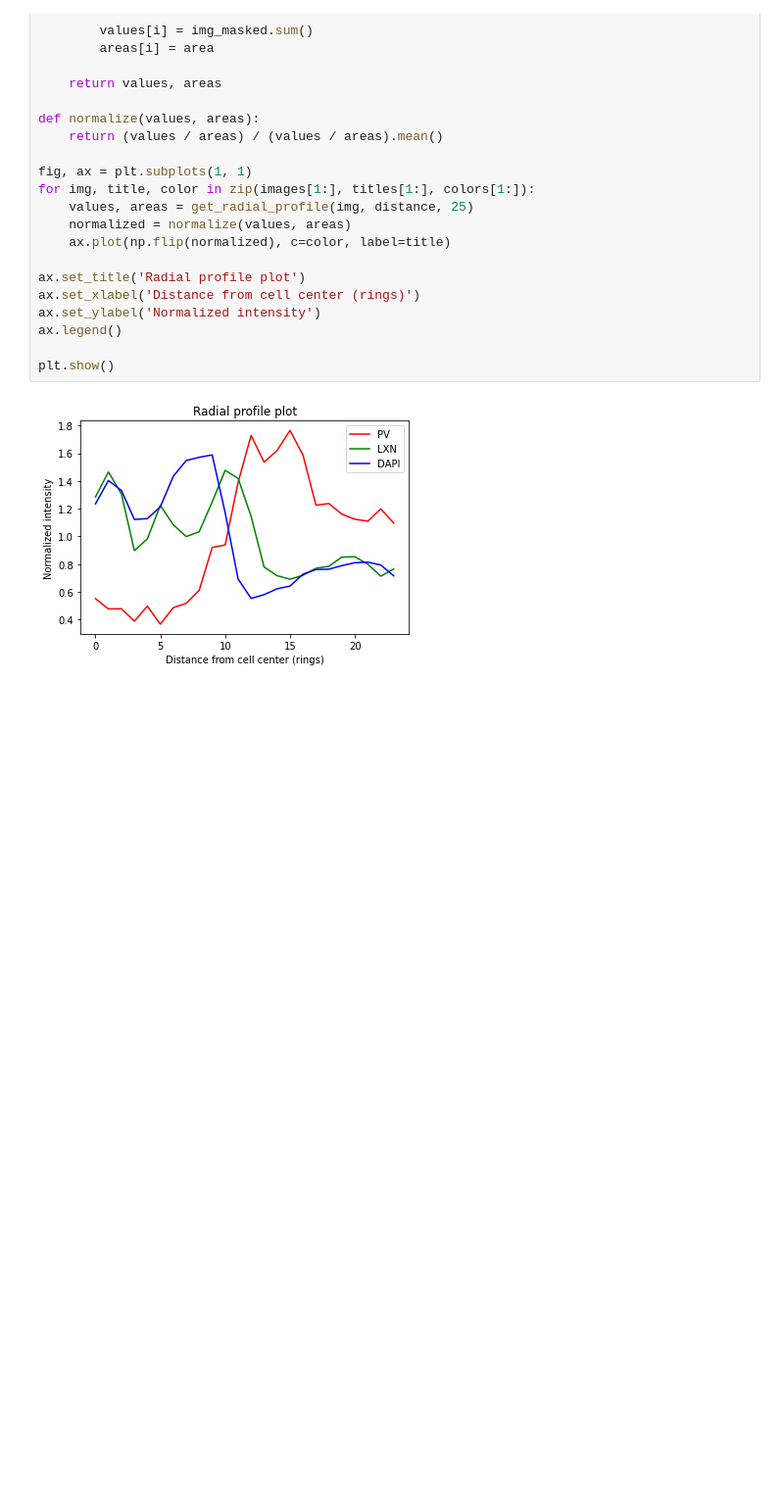
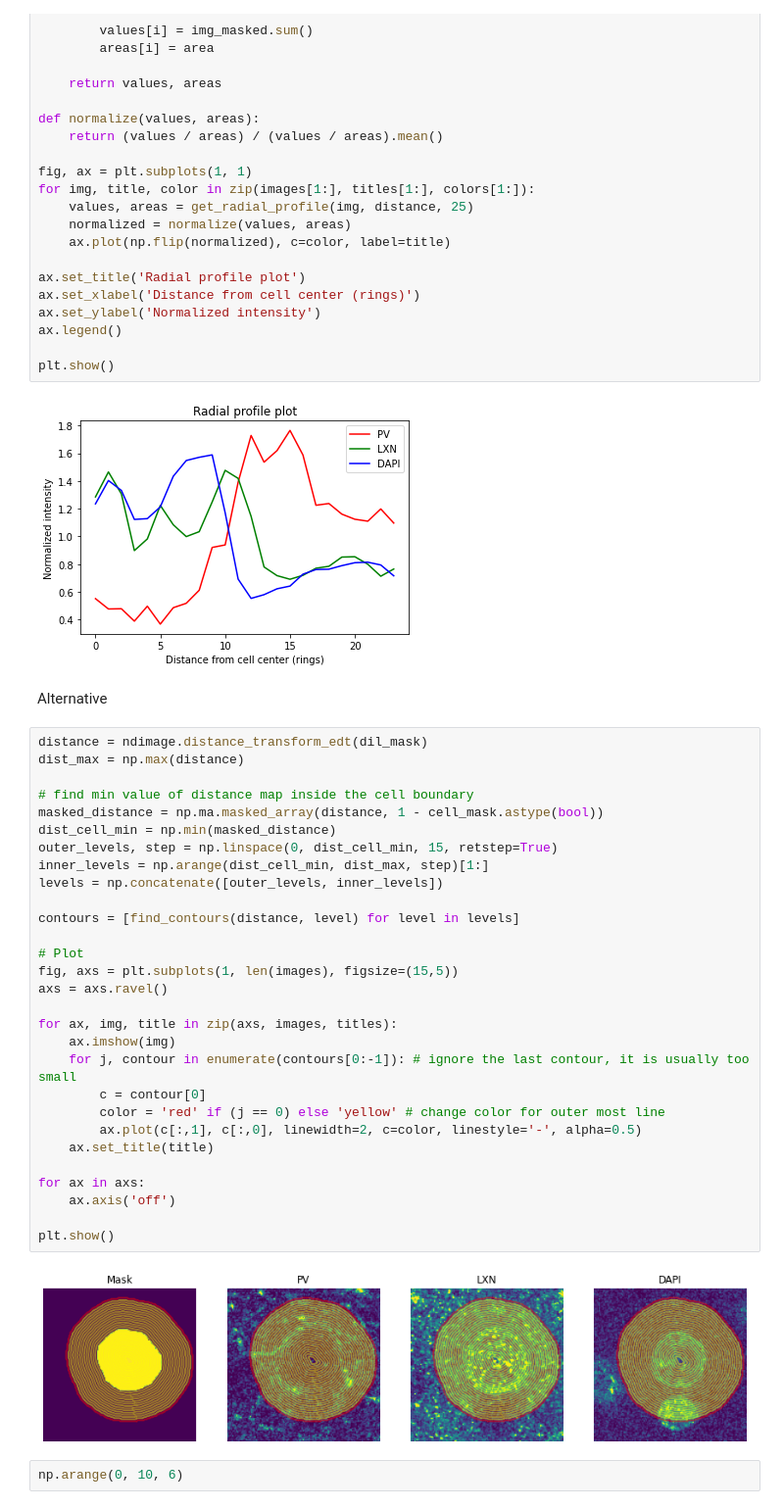
Before and after one commit to tdmorello/radial-profile-plot, a Jupyter notebook: radialprofile.ipynb, the cells around one changed output. Shown at 98% size. Drawn from its saved outputs; the diff is of its cells as text; blank space fills up the shorter version.

```diff
--- a/radialprofile.ipynb
+++ b/radialprofile.ipynb
@@ -148,3 +148,38 @@ ax.legend()
 plt.show()
 # %% [output]
 [figure]
+# %% [markdown]
+Alternative
+# %%
+distance = ndimage.distance_transform_edt(dil_mask)
+dist_max = np.max(distance)
+
+# find min value of distance map inside the cell boundary
+masked_distance = np.ma.masked_array(distance, 1 - cell_mask.astype(bool))
+dist_cell_min = np.min(masked_distance)
+outer_levels, step = np.linspace(0, dist_cell_min, 15, retstep=True)
+inner_levels = np.arange(dist_cell_min, dist_max, step)[1:]
+levels = np.concatenate([outer_levels, inner_levels])
+
+contours = [find_contours(distance, level) for level in levels]
+
+# Plot
+fig, axs = plt.subplots(1, len(images), figsize=(15,5))
+axs = axs.ravel()
+
+for ax, img, title in zip(axs, images, titles):
+    ax.imshow(img)
+    for j, contour in enumerate(contours[0:-1]): # ignore the last contour, it is usually too small
+        c = contour[0]
+        color = 'red' if (j == 0) else 'yellow' # change color for outer most line
+        ax.plot(c[:,1], c[:,0], linewidth=2, c=color, linestyle='-', alpha=0.5)
+    ax.set_title(title)
+
+for ax in axs:
+    ax.axis('off')
+
+plt.show()
+# %% [output]
+[figure, added]
+# %%
+np.arange(0, 10, 6)
```
Also changed, not shown: 2 other files.
